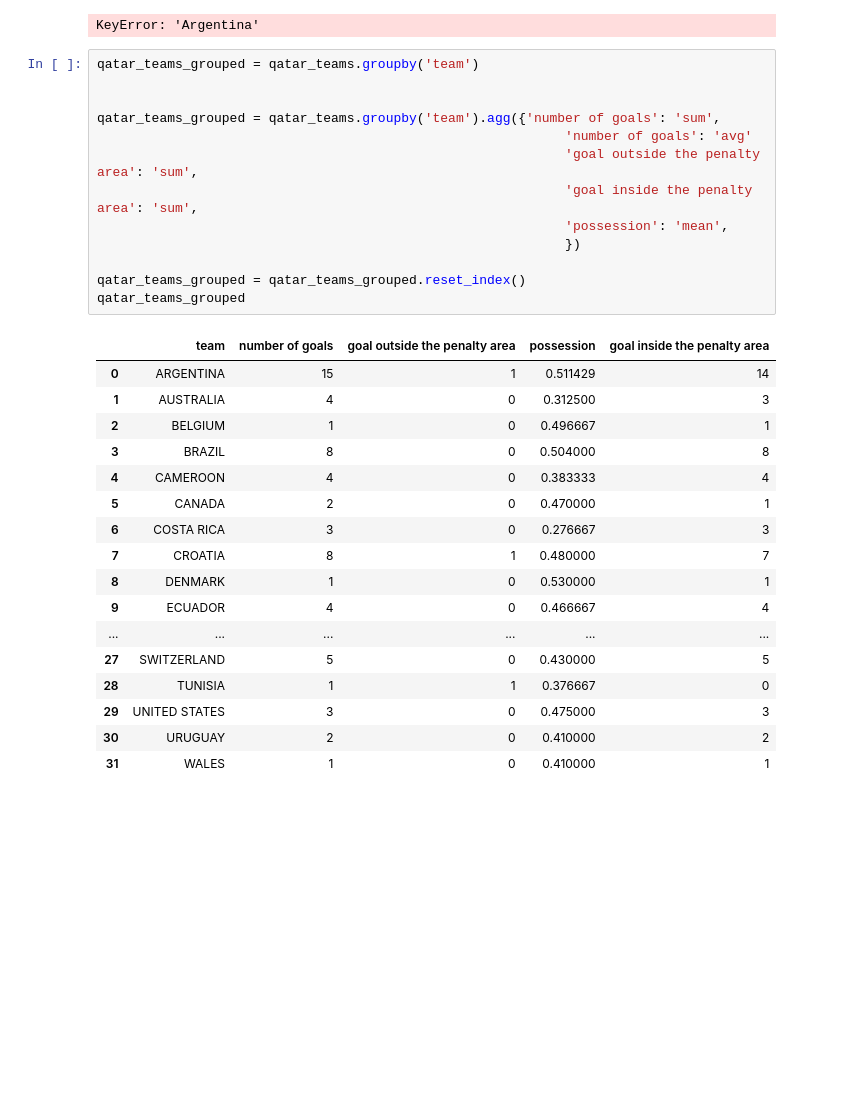
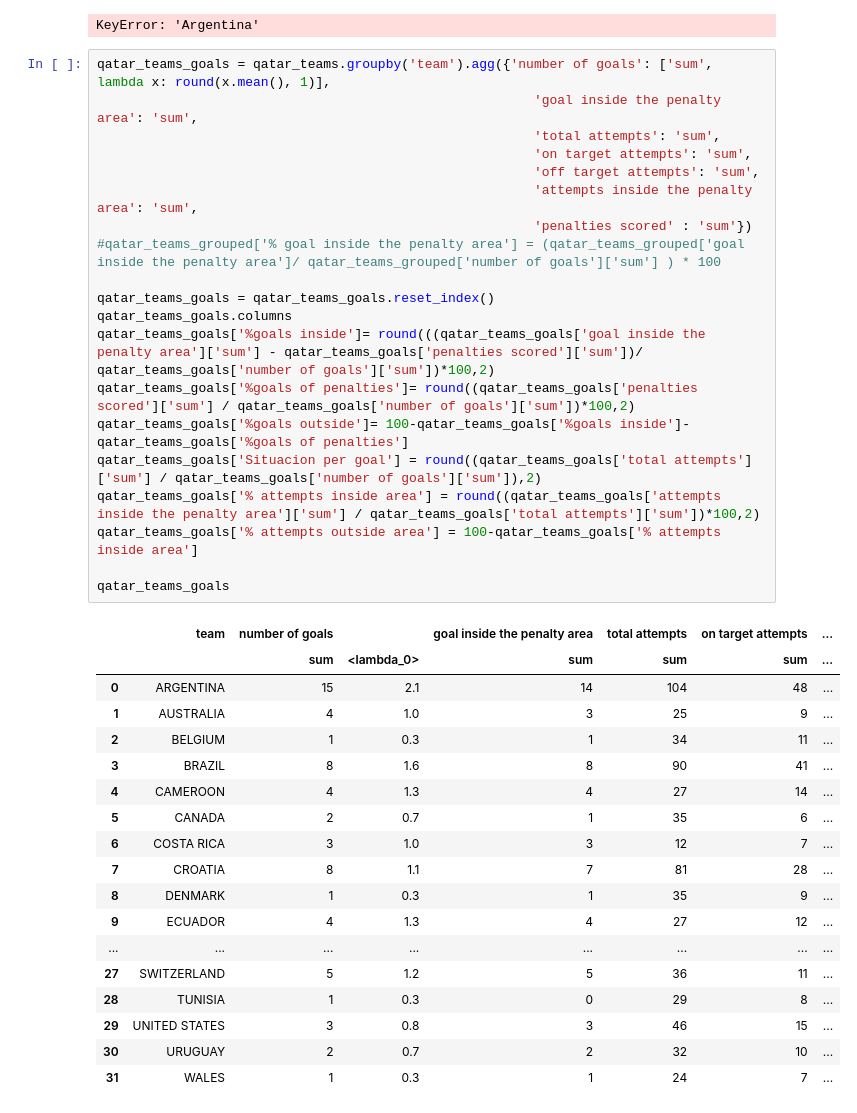
Before and after one commit to AdrielSalguero/Qatar-2022-games-analysis, a Jupyter notebook: deepnote/Qatar-2022-analysis/Notebook 1.ipynb, the cells around one changed output. Saved outputs shown, nothing was run; the diff lists cells and outputs as text; blank space fills up the shorter version.

```diff
--- a/deepnote/Qatar-2022-analysis/Notebook 1.ipynb
+++ b/deepnote/Qatar-2022-analysis/Notebook 1.ipynb
@@ -160,34 +160,42 @@ print(team1_df.shape, team2_df.shape, team1_df.columns, team2_df.columns)
 qatar_teams= pd.concat([team1_df,team2_df], axis= 0)
 # %% [output]
 KeyError: 'Argentina'
-# %%
-qatar_teams_grouped = qatar_teams.groupby('team')
-
-
-qatar_teams_grouped = qatar_teams.groupby('team').agg({'number of goals': 'sum',
-                                                            'number of goals': 'avg'
-                                                            'goal outside the penalty area': 'sum',
-                                                            'goal inside the penalty area': 'sum',
-                                                            'possession': 'mean',
-                                                            })
-
-qatar_teams_grouped = qatar_teams_grouped.reset_index()
-qatar_teams_grouped
-# %% [output]
-|  | team | number of goals | goal outside the penalty area | possession | goal inside the penalty area |
-| 0 | ARGENTINA | 15 | 1 | 0.511429 | 14 |
-| 1 | AUSTRALIA | 4 | 0 | 0.312500 | 3 |
-| 2 | BELGIUM | 1 | 0 | 0.496667 | 1 |
-| 3 | BRAZIL | 8 | 0 | 0.504000 | 8 |
-| 4 | CAMEROON | 4 | 0 | 0.383333 | 4 |
-| 5 | CANADA | 2 | 0 | 0.470000 | 1 |
-| 6 | COSTA RICA | 3 | 0 | 0.276667 | 3 |
-| 7 | CROATIA | 8 | 1 | 0.480000 | 7 |
-| 8 | DENMARK | 1 | 0 | 0.530000 | 1 |
-| 9 | ECUADOR | 4 | 0 | 0.466667 | 4 |
-| ... | ... | ... | ... | ... | ... |
-| 27 | SWITZERLAND | 5 | 0 | 0.430000 | 5 |
-| 28 | TUNISIA | 1 | 1 | 0.376667 | 0 |
-| 29 | UNITED STATES | 3 | 0 | 0.475000 | 3 |
-| 30 | URUGUAY | 2 | 0 | 0.410000 | 2 |
-| 31 | WALES | 1 | 0 | 0.410000 | 1 |
+# %%
+qatar_teams_goals = qatar_teams.groupby('team').agg({'number of goals': ['sum', lambda x: round(x.mean(), 1)],
+                                                        'goal inside the penalty area': 'sum',
+                                                        'total attempts': 'sum',
+                                                        'on target attempts': 'sum',
+                                                        'off target attempts': 'sum',
+                                                        'attempts inside the penalty area': 'sum',
+                                                        'penalties scored' : 'sum'})
+#qatar_teams_grouped['% goal inside the penalty area'] = (qatar_teams_grouped['goal inside the penalty area']/ qatar_teams_grouped['number of goals']['sum'] ) * 100
+
+qatar_teams_goals = qatar_teams_goals.reset_index()
+qatar_teams_goals.columns
+qatar_teams_goals['%goals inside']= round(((qatar_teams_goals['goal inside the penalty area']['sum'] - qatar_teams_goals['penalties scored']['sum'])/ qatar_teams_goals['number of goals']['sum'])*100,2)
+qatar_teams_goals['%goals of penalties']= round((qatar_teams_goals['penalties scored']['sum'] / qatar_teams_goals['number of goals']['sum'])*100,2)
+qatar_teams_goals['%goals outside']= 100-qatar_teams_goals['%goals inside']-qatar_teams_goals['%goals of penalties']
+qatar_teams_goals['Situacion per goal'] = round((qatar_teams_goals['total attempts']['sum'] / qatar_teams_goals['number of goals']['sum']),2)
+qatar_teams_goals['% attempts inside area'] = round((qatar_teams_goals['attempts inside the penalty area']['sum'] / qatar_teams_goals['total attempts']['sum'])*100,2)
+qatar_teams_goals['% attempts outside area'] = 100-qatar_teams_goals['% attempts inside area']
+
+qatar_teams_goals
+# %% [output]
+|  | team | number of goals |  | goal inside the penalty area | total attempts | on target attempts | ... |
+|  |  | sum | <lambda_0> | sum | sum | sum | ... |
+| 0 | ARGENTINA | 15 | 2.1 | 14 | 104 | 48 | ... |
+| 1 | AUSTRALIA | 4 | 1.0 | 3 | 25 | 9 | ... |
+| 2 | BELGIUM | 1 | 0.3 | 1 | 34 | 11 | ... |
+| 3 | BRAZIL | 8 | 1.6 | 8 | 90 | 41 | ... |
+| 4 | CAMEROON | 4 | 1.3 | 4 | 27 | 14 | ... |
+| 5 | CANADA | 2 | 0.7 | 1 | 35 | 6 | ... |
+| 6 | COSTA RICA | 3 | 1.0 | 3 | 12 | 7 | ... |
+| 7 | CROATIA | 8 | 1.1 | 7 | 81 | 28 | ... |
+| 8 | DENMARK | 1 | 0.3 | 1 | 35 | 9 | ... |
+| 9 | ECUADOR | 4 | 1.3 | 4 | 27 | 12 | ... |
+| ... | ... | ... | ... | ... | ... | ... | ... |
+| 27 | SWITZERLAND | 5 | 1.2 | 5 | 36 | 11 | ... |
+| 28 | TUNISIA | 1 | 0.3 | 0 | 29 | 8 | ... |
+| 29 | UNITED STATES | 3 | 0.8 | 3 | 46 | 15 | ... |
+| 30 | URUGUAY | 2 | 0.7 | 2 | 32 | 10 | ... |
+| 31 | WALES | 1 | 0.3 | 1 | 24 | 7 | ... |
```
Also changed, not shown: parts of 2 cells of this notebook.
